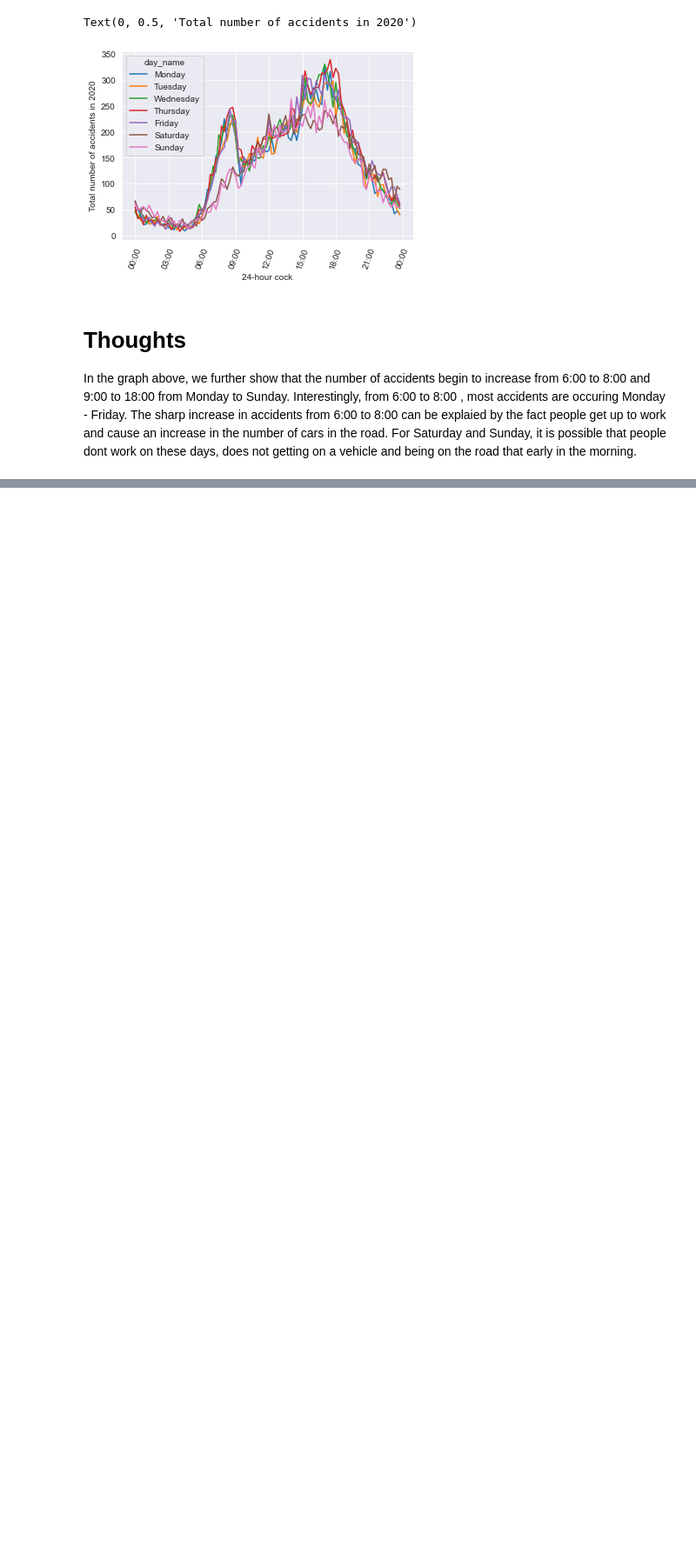
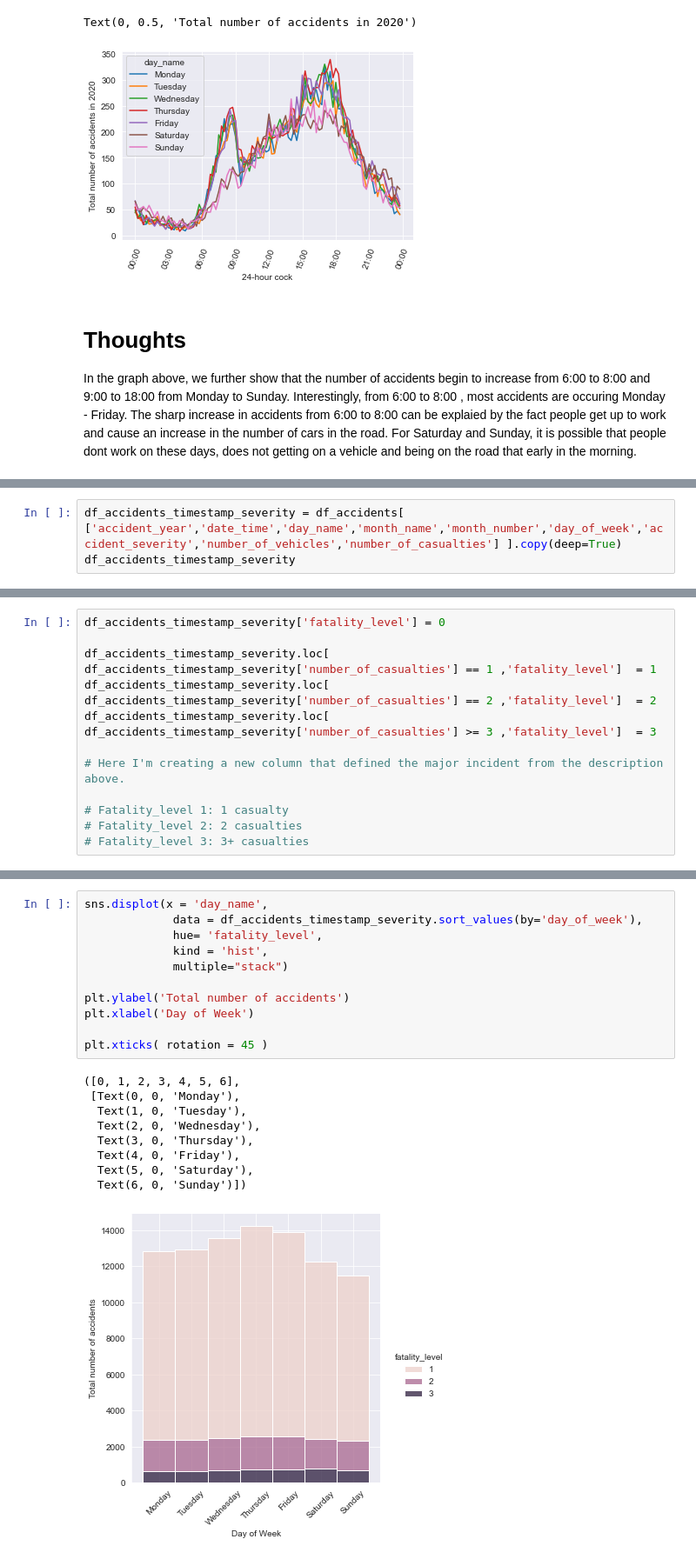
Before and after one commit to LuisEVT/High_Fatality_Accidents, a Jupyter notebook: High_Fatality_Accidents.ipynb, the cells around one changed output, grey strips where cells are left out. Shown: that part at 87% size. Saved outputs shown, nothing was run; the diff lists cells and outputs as text; blank space fills up the shorter version.

Commit message:
Update High_Fatality_Accidents.ipynb
* Explore the fatality levels for each accident

```diff
--- a/High_Fatality_Accidents.ipynb
+++ b/High_Fatality_Accidents.ipynb
@@ -418,0 +423,3 @@ In the graph above, we further show that the number of accidents begin to increa
+# %%
+df_accidents_timestamp_severity = df_accidents[ ['accident_year','date_time','day_name','month_name','month_number','day_of_week','accident_severity','number_of_vehicles','number_of_casualties'] ].copy(deep=True)
+df_accidents_timestamp_severity
@@ -418,0 +440,12 @@ In the graph above, we further show that the number of accidents begin to increa
+# %%
+df_accidents_timestamp_severity['fatality_level'] = 0
+
+df_accidents_timestamp_severity.loc[ df_accidents_timestamp_severity['number_of_casualties'] == 1 ,'fatality_level']  = 1
+df_accidents_timestamp_severity.loc[ df_accidents_timestamp_severity['number_of_casualties'] == 2 ,'fatality_level']  = 2
+df_accidents_timestamp_severity.loc[ df_accidents_timestamp_severity['number_of_casualties'] >= 3 ,'fatality_level']  = 3
+
+# Here I'm creating a new column that defined the major incident from the description above.
+
+# Fatality_level 1: 1 casualty
+# Fatality_level 2: 2 casualties
+# Fatality_level 3: 3+ casualties
@@ -418,0 +471,21 @@ In the graph above, we further show that the number of accidents begin to increa
+# %%
+sns.displot(x = 'day_name',
+             data = df_accidents_timestamp_severity.sort_values(by='day_of_week'),
+             hue= 'fatality_level',
+             kind = 'hist',
+             multiple="stack")
+
+plt.ylabel('Total number of accidents')
+plt.xlabel('Day of Week')
+
+plt.xticks( rotation = 45 )
+# %% [output]
+([0, 1, 2, 3, 4, 5, 6],
+ [Text(0, 0, 'Monday'),
+  Text(1, 0, 'Tuesday'),
+  Text(2, 0, 'Wednesday'),
+  Text(3, 0, 'Thursday'),
+  Text(4, 0, 'Friday'),
+  Text(5, 0, 'Saturday'),
+  Text(6, 0, 'Sunday')])
+[figure, added]
```
Also changed, not shown: parts of 11 cells of this notebook.
